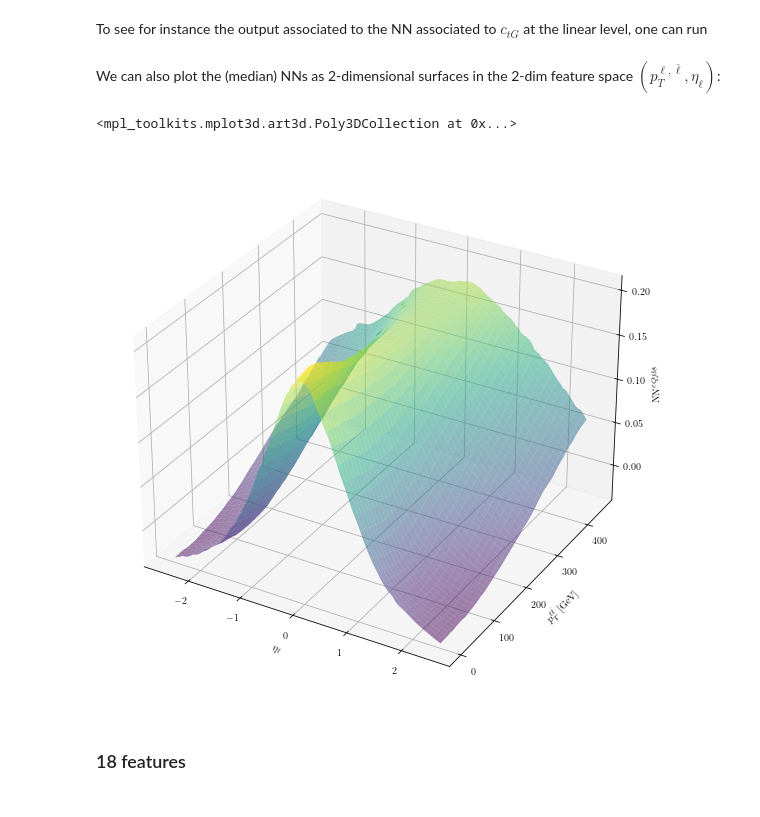
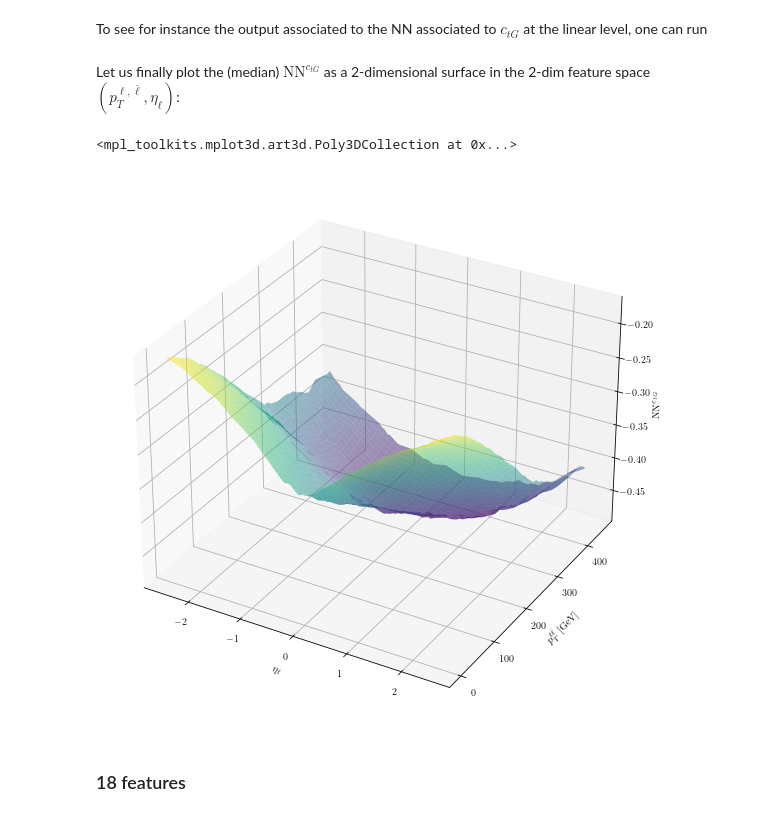
Before and after one commit to LHCfitNikhef/ML4EFT, a Jupyter notebook: docs/sphinx/source/installation/training.ipynb, the cells around one changed output. Cells and saved outputs as stored; diff of their text form; code cells hidden in the pictures.

```diff
--- a/docs/sphinx/source/installation/training.ipynb
+++ b/docs/sphinx/source/installation/training.ipynb
@@ -222,7 +238,7 @@ To see for instance the output associated to the NN associated to $c_{tG}$ at th
 # %%
 models_evaluated_2_feat['models']['lin', 'ctGRe'];
 # %% [markdown]
-We can also plot the (median) NNs as 2-dimensional surfaces in the 2-dim feature space $(p_{T}^{\ell, \bar{\ell}}, \eta_\ell)$:
+Let us finally plot the (median) $\mathrm{NN}^{c_{tG}}$ as a 2-dimensional surface in the 2-dim feature space $(p_{T}^{\ell, \bar{\ell}}, \eta_\ell)$:
 # %%
 # create the 2-dim grid in feature space
 eta_l_span = np.linspace(-2.5, 2.5, 100)
@@ -236,20 +252,19 @@ analyser_2_feat.evaluate_models(df)
 models_evaluated = analyser_2_feat.models_evaluated_df['models']
 analyser_2_feat.models_evaluated_df['models'] = models_evaluated.apply(lambda row: np.median(row, axis=0))
 
-nn_cQj38 = analyser_2_feat.models_evaluated_df['models']['lin', 'cQj38'].reshape(eta_l_grid.shape)
+nn_ctG = analyser_2_feat.models_evaluated_df['models']['lin', 'ctGRe'].reshape(eta_l_grid.shape)
 # %%
 # make a 3D interactive plot
-
 %matplotlib ipympl
 fig = plt.figure(figsize=(10,10))
 ax = plt.axes(projection='3d')
 ax.set_xlabel(r'$\eta_\ell$')
 ax.set_ylabel(r'$p_T^{\ell\bar{\ell}}\;\mathrm{[GeV]}$')
-ax.set_zlabel(r'$\mathrm{NN}^{cQj38}$')
-ax.plot_surface(eta_l_grid, pt_ll_grid, nn_cQj38, cmap='viridis', alpha=0.5)
+ax.set_zlabel(r'$\mathrm{NN}^{c_{tG}}$')
+ax.plot_surface(eta_l_grid, pt_ll_grid, nn_ctG, cmap='viridis', alpha=0.5)
 # %% [output]
 <mpl_toolkits.mplot3d.art3d.Poly3DCollection at 0x...>
-[figure, old version]
+[figure, new version]
 # %% [markdown]
 ### 18 features
 # %% [markdown]
```
Also changed, not shown: parts of 9 cells of this notebook, 6 other files.
